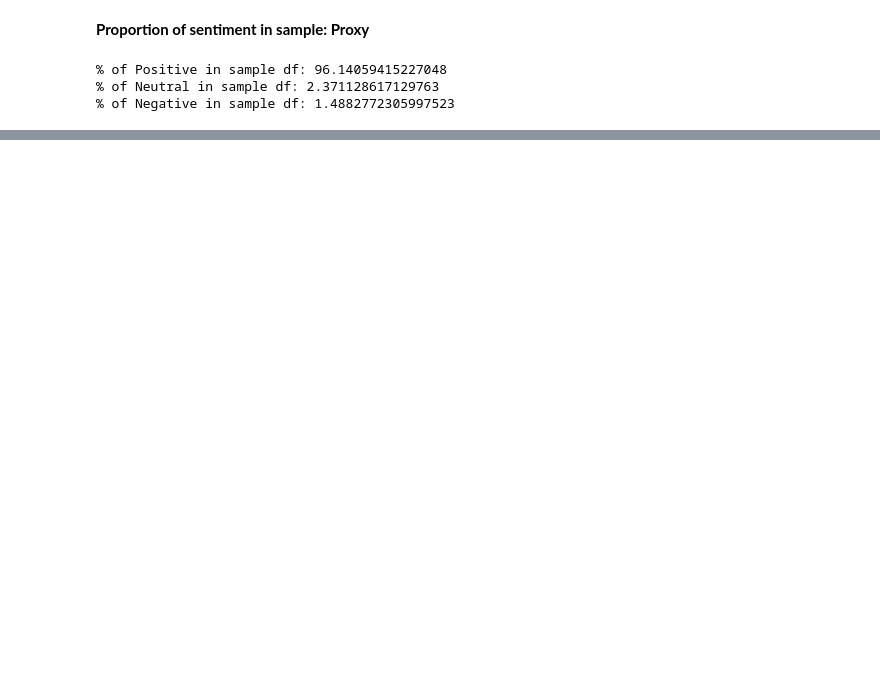
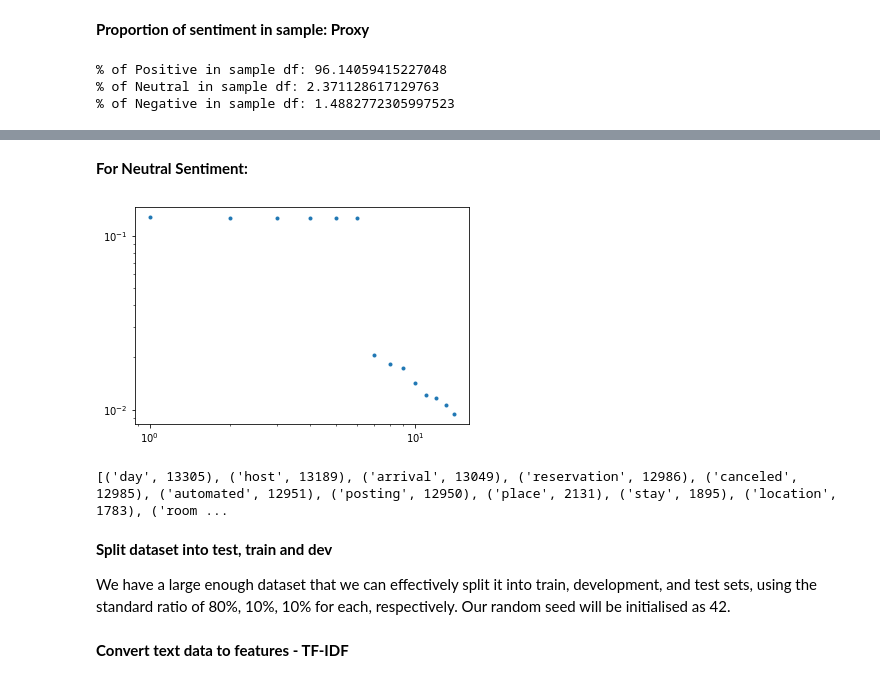
Before and after one commit to euisuck2/Unsupervised-Learning-1, a Jupyter notebook: Airbnb_Data_Base_Preprocessing.ipynb, the cells around one changed output, grey strips where cells are left out. Drawn from its saved outputs; the diff is of its cells as text; code cells hidden in the pictures; blank space fills up the shorter version.

```diff
--- a/Airbnb_Data_Base_Preprocessing.ipynb
+++ b/Airbnb_Data_Base_Preprocessing.ipynb
@@ -496,0 +527,11 @@ pd.read_csv('Datasets/cleaned_df.csv', lineterminator='\n')
+# %% [markdown]
+**For Neutral Sentiment:**
+# %%
+word_occurence_chart(cleaned_df, "Neutral", 15)
+# %% [output]
+[figure, added]
+[('day', 13305), ('host', 13189), ('arrival', 13049), ('reservation', 12986), ('canceled', 12985), ('automated', 12951), ('posting', 12950), ('place', 2131), ('stay', 1895), ('location', 1783), ('room ...
+# %% [markdown]
+**Split dataset into test, train and dev**
+
+We have a large enough dataset that we can effectively split it into train, development, and test sets, using the standard ratio of 80%, 10%, 10% for each, respectively. Our random seed will be initialised as 42.
@@ -496,0 +549,2 @@ pd.read_csv('Datasets/cleaned_df.csv', lineterminator='\n')
+# %% [markdown]
+**Convert text data to features - TF-IDF**
```
Also changed, not shown: parts of 32 cells of this notebook.
